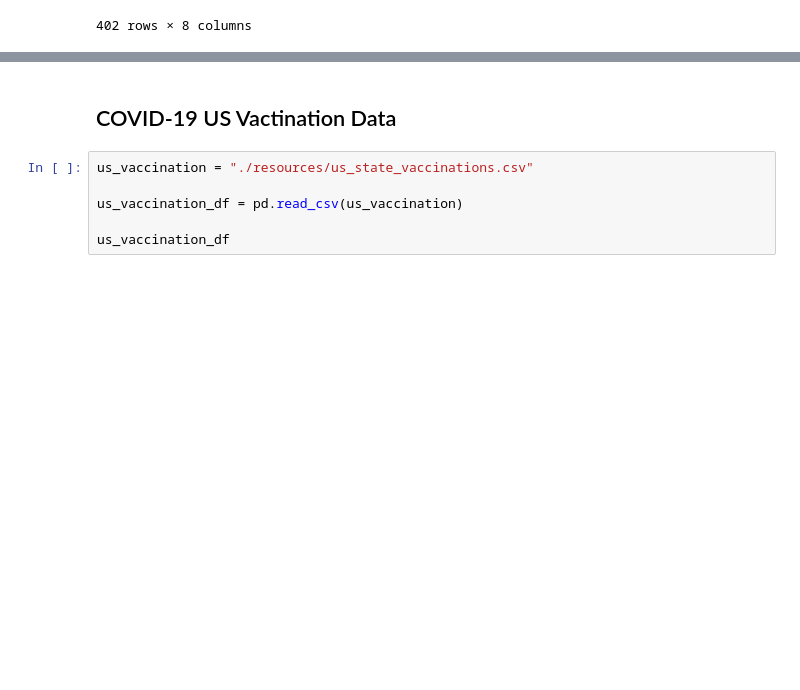
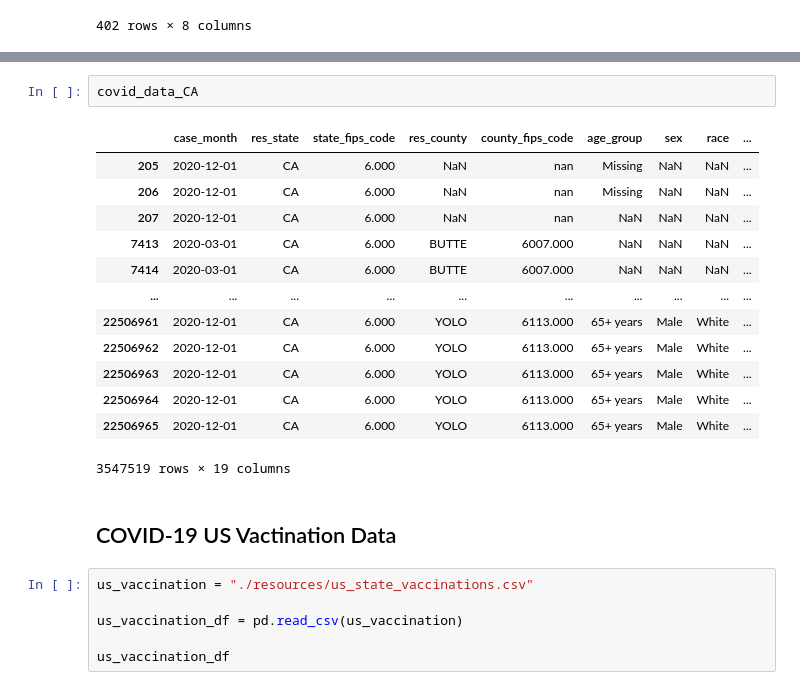
Before and after one commit to JaviPardox/Covid-19-analysis, a Jupyter notebook: Covid-19-ETL.ipynb, the cells around one changed output, grey strips where cells are left out. Cells and saved outputs as stored; diff of their text form; blank space fills up the shorter version.

```diff
--- a/Covid-19-ETL.ipynb
+++ b/Covid-19-ETL.ipynb
@@ -411,3 +433,19 @@ covid_data_CA
+# %%
+covid_data_CA
+# %% [output]
+|  | case_month | res_state | state_fips_code | res_county | county_fips_code | age_group | sex | race | ... |
+| 205 | 2020-12-01 | CA | 6.000 | NaN | nan | Missing | NaN | NaN | ... |
+| 206 | 2020-12-01 | CA | 6.000 | NaN | nan | Missing | NaN | NaN | ... |
+| 207 | 2020-12-01 | CA | 6.000 | NaN | nan | NaN | NaN | NaN | ... |
+| 7413 | 2020-03-01 | CA | 6.000 | BUTTE | 6007.000 | NaN | NaN | NaN | ... |
+| 7414 | 2020-03-01 | CA | 6.000 | BUTTE | 6007.000 | NaN | NaN | NaN | ... |
+| ... | ... | ... | ... | ... | ... | ... | ... | ... | ... |
+| 22506961 | 2020-12-01 | CA | 6.000 | YOLO | 6113.000 | 65+ years | Male | White | ... |
+| 22506962 | 2020-12-01 | CA | 6.000 | YOLO | 6113.000 | 65+ years | Male | White | ... |
+| 22506963 | 2020-12-01 | CA | 6.000 | YOLO | 6113.000 | 65+ years | Male | White | ... |
+| 22506964 | 2020-12-01 | CA | 6.000 | YOLO | 6113.000 | 65+ years | Male | White | ... |
+| 22506965 | 2020-12-01 | CA | 6.000 | YOLO | 6113.000 | 65+ years | Male | White | ... |
+3547519 rows × 19 columns
 # %% [markdown]
 ## COVID-19 US Vactination Data
 # %%
```
Also changed, not shown: parts of 47 cells of this notebook, 2 other files.
